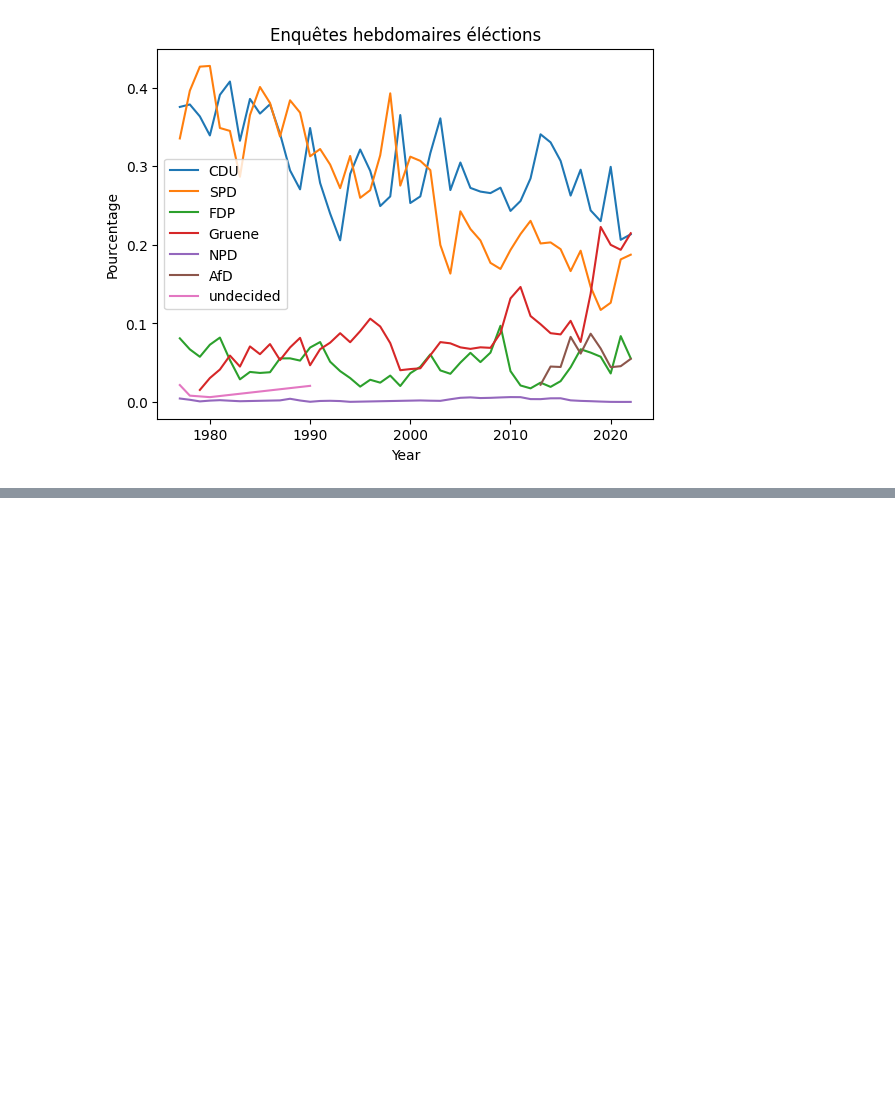
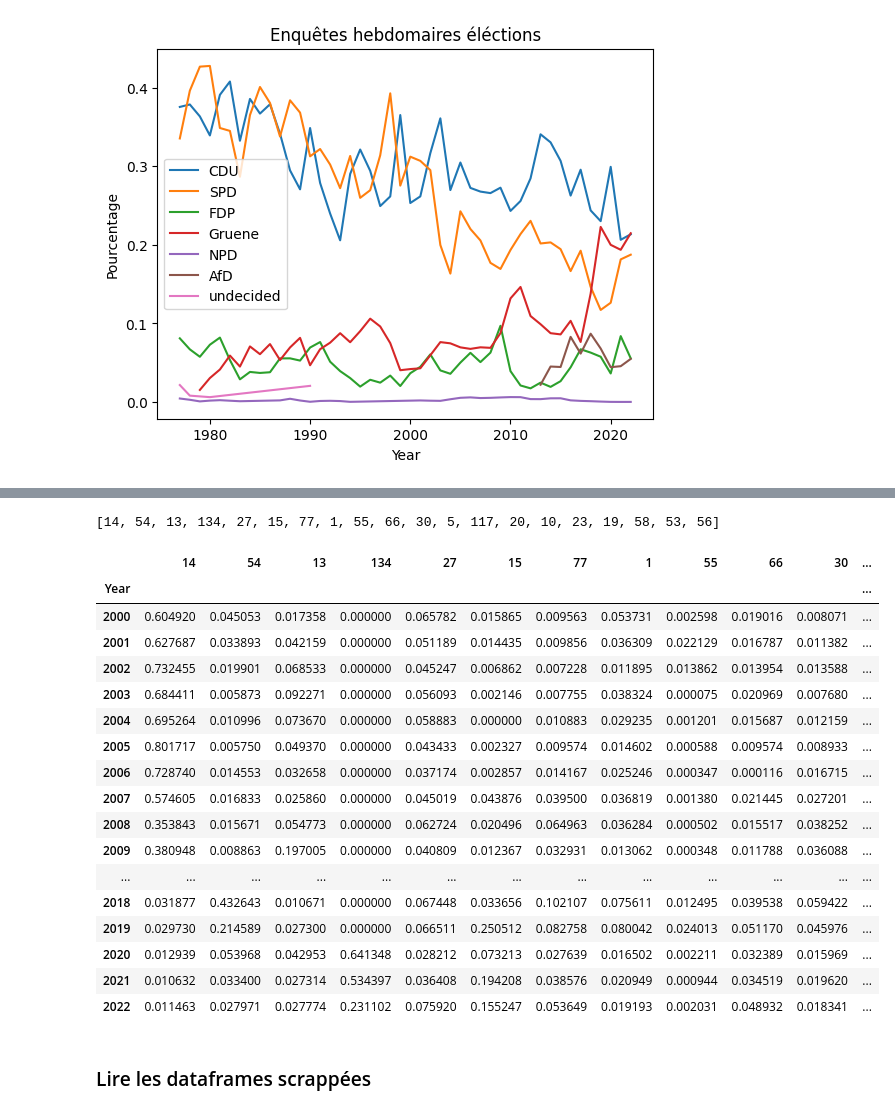
Before and after one commit to atg205/VoteMax, a Jupyter notebook: model_survey.ipynb, the cells around one changed output, grey strips where cells are left out. Cells and saved outputs as stored; diff of their text form; code cells hidden in the pictures; blank space fills up the shorter version.

Commit message:
correlation survey scrapping

```diff
--- a/model_survey.ipynb
+++ b/model_survey.ipynb
@@ -245,11 +245,14 @@ print(sorted(list(pb_percentage.sort_values(by=0,ascending=False)[0:20].reset_in
 # %%
+print(problemes_survey_df)
+problemes_survey_df = pd.DataFrame(problemes_survey_df.groupby(by=['v4','v33']).size())
 
-votes_partie_df = pd.DataFrame(votes_partie_df.groupby(by=['v4','v33']).size())
+problemes_survey_df = problemes_survey_df.reset_index()
+#votes_partie_df[0] = votes_partie_df[0] / total_votes_per_year[0]
+problemes_survey_df = problemes_survey_df.set_index('v4')
+total_votes_per_year = total_votes_per_year.set_index('v4')
+problemes_survey_df['total'] =  total_votes_per_year
+print(problemes_survey_df)
+problemes_survey_df['vote percentage'] = problemes_survey_df[0] / problemes_survey_df['total']
+problemes_survey_df = problemes_survey_df.reset_index()
 
-votes_partie_df = votes_partie_df.reset_index()
-#votes_partie_df[0] = votes_partie_df[0] / total_votes_per_year[0]
-votes_partie_df = votes_partie_df.set_index('v4')
-total_votes_per_year = total_votes_per_year.set_index('v4')
-votes_partie_df['total'] =  total_votes_per_year
-votes_partie_df['vote percentage'] = votes_partie_df[0] / votes_partie_df['total']
-votes_partie_df
+print(problemes_survey_df)
@@ -255,0 +277,40 @@ votes_partie_df
+# %%
+data_lines = []
+for year in range(2000,2023):
+    data_line = []
+    data_line.append(year)
+    for question_code in top_20_problems:
+        pc = problemes_survey_df[(problemes_survey_df['v4'] == year) & (problemes_survey_df['v33'] == question_code)]['vote percentage']
+        if(len(pc) > 0):
+            pc = float(pc.iloc[0])
+        else:
+            pc = 0
+        data_line.append(pc)
+    data_lines.append(data_line)
+df_survey = pd.DataFrame(data_lines)
+df_survey = df_survey.set_axis(['Year'] + top_20_problems,axis = 1)
+print(top_20_problems)
+df_survey = df_survey.set_index('Year')
+df_survey
+# %% [output]
+[14, 54, 13, 134, 27, 15, 77, 1, 55, 66, 30, 5, 117, 20, 10, 23, 19, 58, 53, 56]
+|  | 14 | 54 | 13 | 134 | 27 | 15 | 77 | 1 | 55 | 66 | 30 | ... |
+| Year |  |  |  |  |  |  |  |  |  |  |  | ... |
+| 2000 | 0.604920 | 0.045053 | 0.017358 | 0.000000 | 0.065782 | 0.015865 | 0.009563 | 0.053731 | 0.002598 | 0.019016 | 0.008071 | ... |
+| 2001 | 0.627687 | 0.033893 | 0.042159 | 0.000000 | 0.051189 | 0.014435 | 0.009856 | 0.036309 | 0.022129 | 0.016787 | 0.011382 | ... |
+| 2002 | 0.732455 | 0.019901 | 0.068533 | 0.000000 | 0.045247 | 0.006862 | 0.007228 | 0.011895 | 0.013862 | 0.013954 | 0.013588 | ... |
+| 2003 | 0.684411 | 0.005873 | 0.092271 | 0.000000 | 0.056093 | 0.002146 | 0.007755 | 0.038324 | 0.000075 | 0.020969 | 0.007680 | ... |
+| 2004 | 0.695264 | 0.010996 | 0.073670 | 0.000000 | 0.058883 | 0.000000 | 0.010883 | 0.029235 | 0.001201 | 0.015687 | 0.012159 | ... |
+| 2005 | 0.801717 | 0.005750 | 0.049370 | 0.000000 | 0.043433 | 0.002327 | 0.009574 | 0.014602 | 0.000588 | 0.009574 | 0.008933 | ... |
+| 2006 | 0.728740 | 0.014553 | 0.032658 | 0.000000 | 0.037174 | 0.002857 | 0.014167 | 0.025246 | 0.000347 | 0.000116 | 0.016715 | ... |
+| 2007 | 0.574605 | 0.016833 | 0.025860 | 0.000000 | 0.045019 | 0.043876 | 0.039500 | 0.036819 | 0.001380 | 0.021445 | 0.027201 | ... |
+| 2008 | 0.353843 | 0.015671 | 0.054773 | 0.000000 | 0.062724 | 0.020496 | 0.064963 | 0.036284 | 0.000502 | 0.015517 | 0.038252 | ... |
+| 2009 | 0.380948 | 0.008863 | 0.197005 | 0.000000 | 0.040809 | 0.012367 | 0.032931 | 0.013062 | 0.000348 | 0.011788 | 0.036088 | ... |
+| ... | ... | ... | ... | ... | ... | ... | ... | ... | ... | ... | ... | ... |
+| 2018 | 0.031877 | 0.432643 | 0.010671 | 0.000000 | 0.067448 | 0.033656 | 0.102107 | 0.075611 | 0.012495 | 0.039538 | 0.059422 | ... |
+| 2019 | 0.029730 | 0.214589 | 0.027300 | 0.000000 | 0.066511 | 0.250512 | 0.082758 | 0.080042 | 0.024013 | 0.051170 | 0.045976 | ... |
+| 2020 | 0.012939 | 0.053968 | 0.042953 | 0.641348 | 0.028212 | 0.073213 | 0.027639 | 0.016502 | 0.002211 | 0.032389 | 0.015969 | ... |
+| 2021 | 0.010632 | 0.033400 | 0.027314 | 0.534397 | 0.036408 | 0.194208 | 0.038576 | 0.020949 | 0.000944 | 0.034519 | 0.019620 | ... |
+| 2022 | 0.011463 | 0.027971 | 0.027774 | 0.231102 | 0.075920 | 0.155247 | 0.053649 | 0.019193 | 0.002031 | 0.048932 | 0.018341 | ... |
+# %% [markdown]
+### Lire les dataframes scrappées
```
Also changed, not shown: parts of 7 cells of this notebook, 3 other files.
